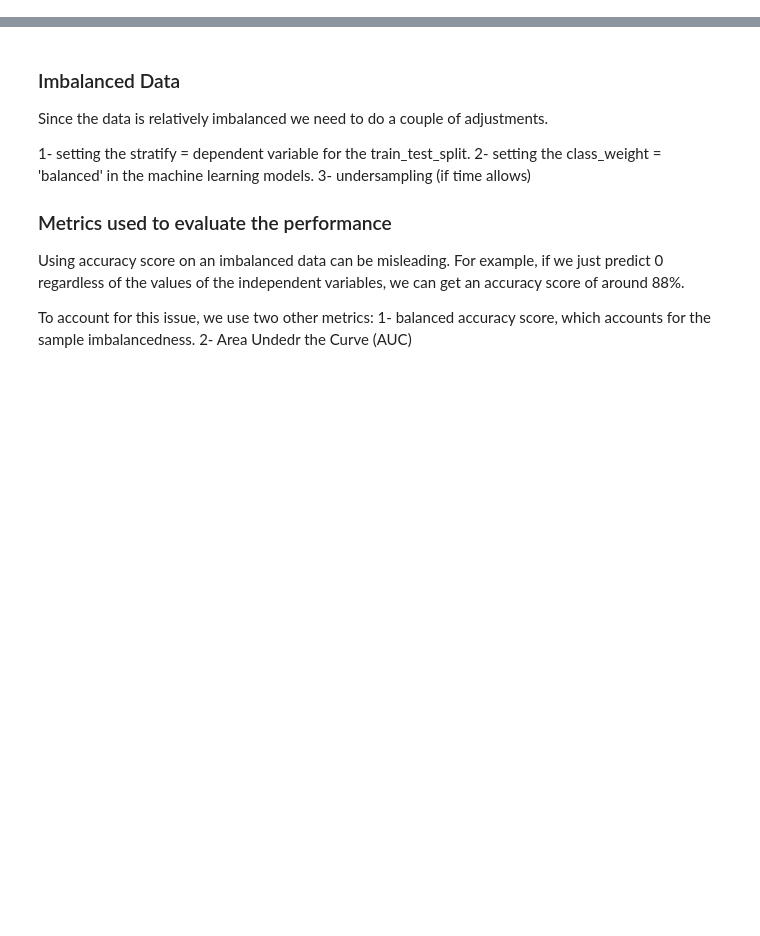
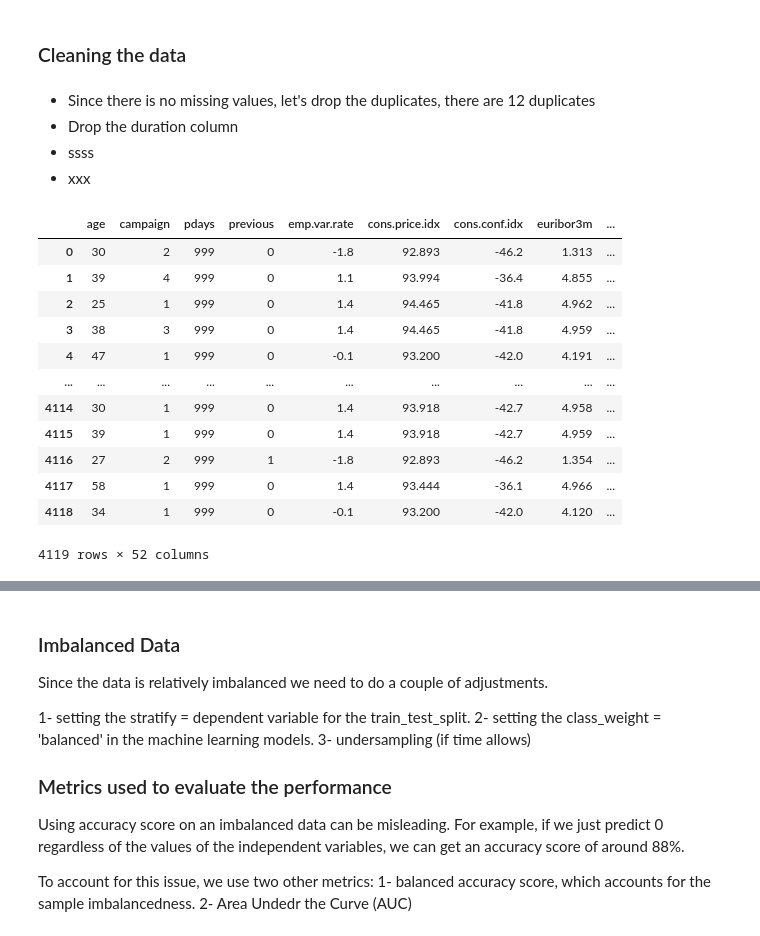
Before and after one commit to AmirRoshaniMoghaddam/bank_marketing, a Jupyter notebook: pre_final.ipynb, the cells around one changed output, grey strips where cells are left out. Drawn from its saved outputs; the diff is of its cells as text; code cells hidden in the pictures; blank space fills up the shorter version.

```diff
--- a/pre_final.ipynb
+++ b/pre_final.ipynb
@@ -96,0 +32,9 @@ y = df.y
+# %%
+def read_data(data_path):
+    """reading the data
+
+    Args:
+        data_path (_type_): path to the input data, csv
+    """
+    data = pd.read_csv(data_path,sep = ';')
+    return data
@@ -96,0 +43,4 @@ y = df.y
+# %%
+data_path = "bank-additional.csv"
+df = read_data(data_path)
+df.head()
@@ -96,0 +54,24 @@ y = df.y
+# %% [markdown]
+### Cleaning the data
+# %% [markdown]
+- Since there is no missing values, let's drop the duplicates, there are 12 duplicates
+- Drop the duration column
+- ssss
+- xxx
+# %%
+X,y = clean_data(df)
+X
+# %% [output]
+|  | age | campaign | pdays | previous | emp.var.rate | cons.price.idx | cons.conf.idx | euribor3m | ... |
+| 0 | 30 | 2 | 999 | 0 | -1.8 | 92.893 | -46.2 | 1.313 | ... |
+| 1 | 39 | 4 | 999 | 0 | 1.1 | 93.994 | -36.4 | 4.855 | ... |
+| 2 | 25 | 1 | 999 | 0 | 1.4 | 94.465 | -41.8 | 4.962 | ... |
+| 3 | 38 | 3 | 999 | 0 | 1.4 | 94.465 | -41.8 | 4.959 | ... |
+| 4 | 47 | 1 | 999 | 0 | -0.1 | 93.200 | -42.0 | 4.191 | ... |
+| ... | ... | ... | ... | ... | ... | ... | ... | ... | ... |
+| 4114 | 30 | 1 | 999 | 0 | 1.4 | 93.918 | -42.7 | 4.958 | ... |
+| 4115 | 39 | 1 | 999 | 0 | 1.4 | 93.918 | -42.7 | 4.959 | ... |
+| 4116 | 27 | 2 | 999 | 1 | -1.8 | 92.893 | -46.2 | 1.354 | ... |
+| 4117 | 58 | 1 | 999 | 0 | 1.4 | 93.444 | -36.1 | 4.966 | ... |
+| 4118 | 34 | 1 | 999 | 0 | -0.1 | 93.200 | -42.0 | 4.120 | ... |
+4119 rows × 52 columns
```
Also changed, not shown: parts of 18 cells of this notebook, 1 other file.
